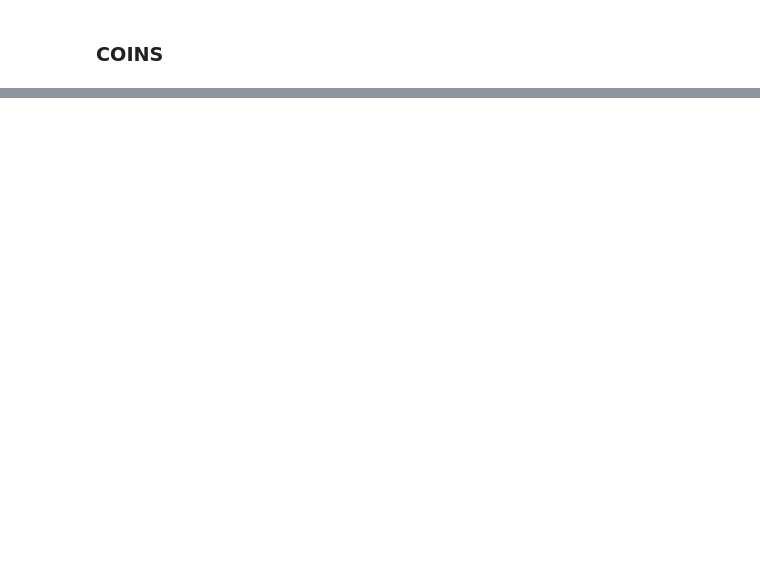
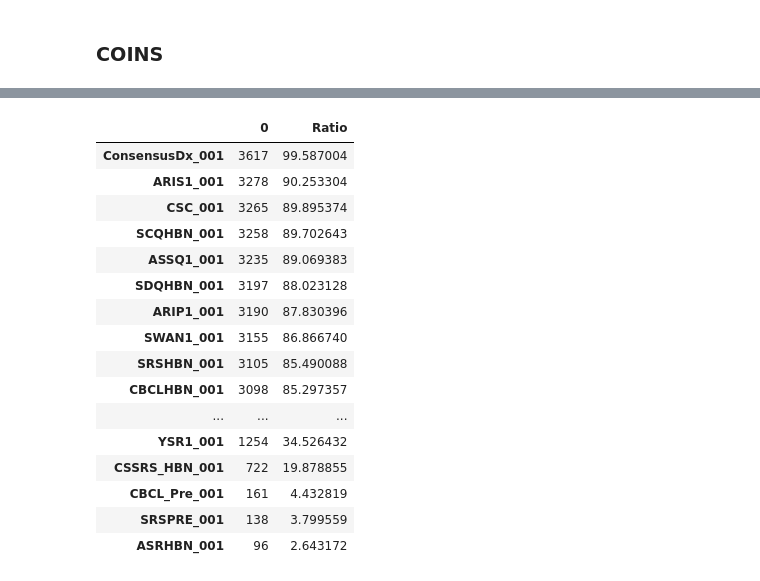
Before and after one commit to charlie42/HBN-explore, a Jupyter notebook: HBN-explore.ipynb, the cells around one changed output, grey strips where cells are left out. Cells and saved outputs as stored; diff of their text form; code cells hidden in the pictures; blank space fills up the shorter version.

Commit message:
get questionnaire distribution coins

```diff
--- a/HBN-explore.ipynb
+++ b/HBN-explore.ipynb
@@ -3,10 +3,8 @@ import pandas as pd
 import numpy as np
 from collections import Counter
 from re import M
-import pandas as pd
-import numpy as np
 
-pd.set_option("max_columns", None)
+pd.set_option("display.max_columns", None)
 # %%
 # Get approximate number of available training examples
 
@@ -333,9 +331,9 @@ LORIS_diag["Identifiers"].nunique()
 # %% [markdown]
 ### COINS
 # %%
-# Read all coins data (only Questionnnaire Measures of Emotional and Cognitive Status from Assessment_List_Jan2019)
+# Read relevant coins data (Consensus diagnosis + Questionnnaire Measures of Emotional and Cognitive Status from Assessment_List_Jan2019)
 # exclude TRF and TRF_Pre for now, to investigate what to do with multiple entries
-assessments = ['ASR', 'YSR', 'MFQ_SR', 'SCARED_SR', 'C3SR', 'ARI_S', 'CSSRS', 'CIS_SR', 'WHODAS_SR',
+assessments = ['ConsensusDx', 'ASR', 'YSR', 'MFQ_SR', 'SCARED_SR', 'C3SR', 'ARI_S', 'CSSRS', 'CIS_SR', 'WHODAS_SR',
 'ICU_SR', 'PANAS', 'CBCL', 'CBCL_Pre', 'MFQ_P', 'SCARED_P', 'ESWAN', 'SWAN', 'ASSQ', 'SCQ', 'CIS_P',
 'SAS', 'WHODAS_P', 'SDQ', 'RBS', 'SRS', 'SRS_Pre', 'ARI_P', 'ICU_P', 'SympChck']
 
@@ -392,3 +417,3 @@ all_coins["ID"].nunique()
 # %%
-# Group by assessment
-grouped_coins = all_coins.groupby(by=["ID", "SUB_TYPE", "VISIT", "DAY_LAG"])
+# Group assessements by person
+grouped_coins = all_coins.groupby(by=["ID", "SUB_TYPE", "VISIT", "DAY_LAG"]).first()
@@ -396,0 +420,4 @@ AttributeError: 'DataFrameGroupBy' object has no attribute 'loc'
+# %%
+pd.set_option('display.max_rows', 100)
+grouped_coins = grouped_coins.reset_index()
+grouped_coins.count()
@@ -439,0 +449,25 @@ grouped_test.max()
+# %%
+# Get questionnaires most people answered
+pd.set_option('display.max_rows', None)
+assessment_column_names = grouped_coins.columns[grouped_coins.columns.str.contains("_001")]
+coins_questionnaire_answer_counts = grouped_coins[assessment_column_names].count().sort_values(ascending=False).to_frame()
+coins_questionnaire_answer_counts["Ratio"] = coins_questionnaire_answer_counts[0]/total_participants*100
+coins_questionnaire_answer_counts
+# %% [output]
+|  | 0 | Ratio |
+| ConsensusDx_001 | 3617 | 99.587004 |
+| ARIS1_001 | 3278 | 90.253304 |
+| CSC_001 | 3265 | 89.895374 |
+| SCQHBN_001 | 3258 | 89.702643 |
+| ASSQ1_001 | 3235 | 89.069383 |
+| SDQHBN_001 | 3197 | 88.023128 |
+| ARIP1_001 | 3190 | 87.830396 |
+| SWAN1_001 | 3155 | 86.866740 |
+| SRSHBN_001 | 3105 | 85.490088 |
+| CBCLHBN_001 | 3098 | 85.297357 |
+| ... | ... | ... |
+| YSR1_001 | 1254 | 34.526432 |
+| CSSRS_HBN_001 | 722 | 19.878855 |
+| CBCL_Pre_001 | 161 | 4.432819 |
+| SRSPRE_001 | 138 | 3.799559 |
+| ASRHBN_001 | 96 | 2.643172 |
```
Also changed, not shown: parts of 16 cells of this notebook.
